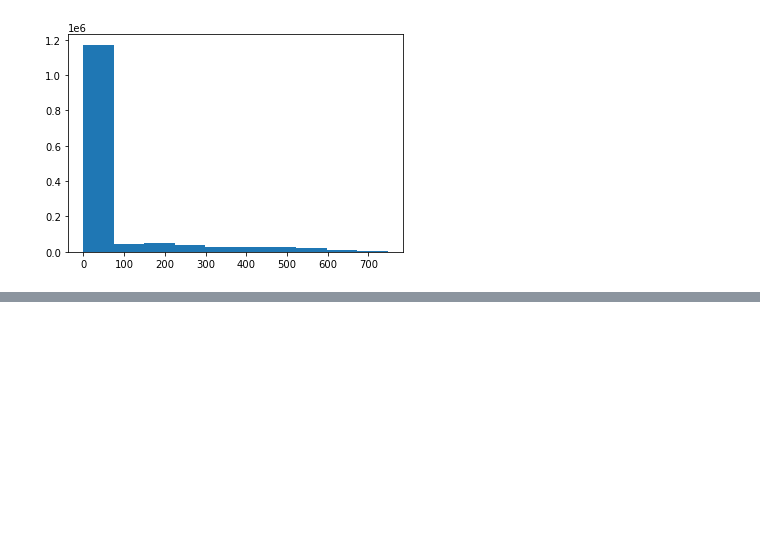
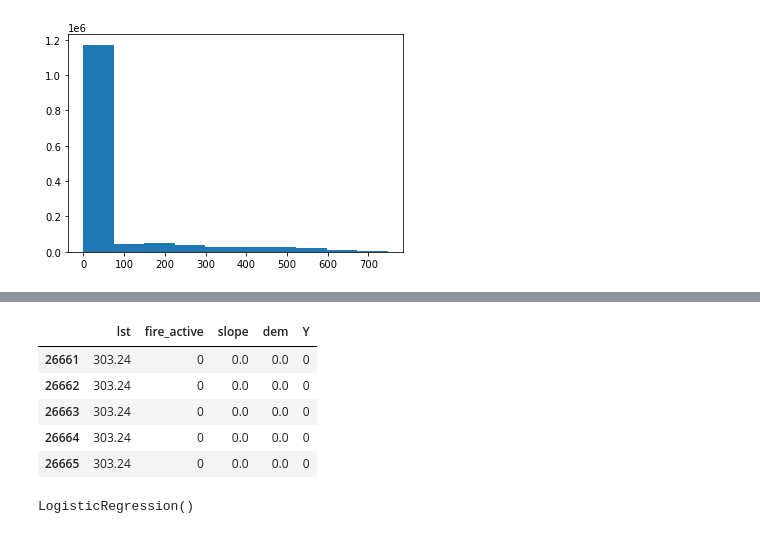
Before and after one commit to aadi350/fire-modelling, a Jupyter notebook: src/TestingBayesianModel.ipynb, the cells around one changed output, grey strips where cells are left out. Drawn from its saved outputs; the diff is of its cells as text; code cells hidden in the pictures; blank space fills up the shorter version.

Commit message:
initial logistic regression, redo analysis

```diff
--- a/src/TestingBayesianModel.ipynb
+++ b/src/TestingBayesianModel.ipynb
@@ -325,0 +314,33 @@ plt.hist(temp[5])
+# %%
+from sklearn.linear_model import LogisticRegression
+
+clf = LogisticRegression()
+
+# creating contiguous arrays to place into DataFrame
+
+distance = []
+for dist in fire_dist_terra:
+    distance.extend(dist[1])
+
+
+
+lst = []
+for lst_ in lst_terra[1:]:
+    lst.extend(lst_[1])
+
+fire_active = []
+for active in fire_active_terra[1:]:
+    fire_active.extend(active[1])
+
+
+fire_active_evening = []
+for active in fire_active_aqua[1:]:
+    fire_active_evening.extend(active[1])
+
+slope = []
+dem = []
+for i in range(6):
+    dem.extend(dem_elevation_arr)
+    slope.extend(dem_slope_arr)
+
+len(lst), len(fire_active)
@@ -325,0 +361,18 @@ plt.hist(temp[5])
+# %%
+data = pd.DataFrame({
+    'lst': lst,
+    'fire_active': fire_active,
+    'slope': slope,
+    'dem': dem,
+    'Y': fire_active_evening
+})
+# %%
+data = data.dropna()
+data.head()
+# %% [output]
+|  | lst | fire_active | slope | dem | Y |
+| 26661 | 303.24 | 0 | 0.0 | 0.0 | 0 |
+| 26662 | 303.24 | 0 | 0.0 | 0.0 | 0 |
+| 26663 | 303.24 | 0 | 0.0 | 0.0 | 0 |
+| 26664 | 303.24 | 0 | 0.0 | 0.0 | 0 |
+| 26665 | 303.24 | 0 | 0.0 | 0.0 | 0 |
@@ -325,0 +383,4 @@ plt.hist(temp[5])
+# %%
+clf.fit(X_train, y_train)
+# %% [output]
+LogisticRegression()
```
Also changed, not shown: parts of 11 cells of this notebook.
